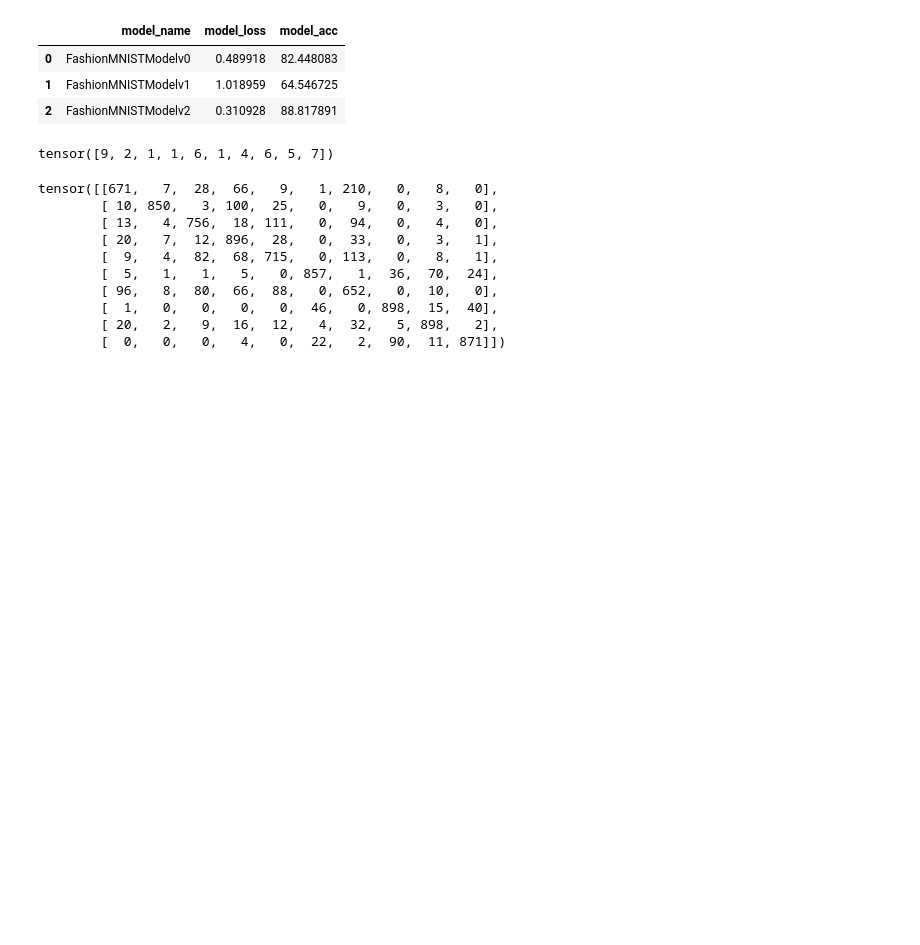
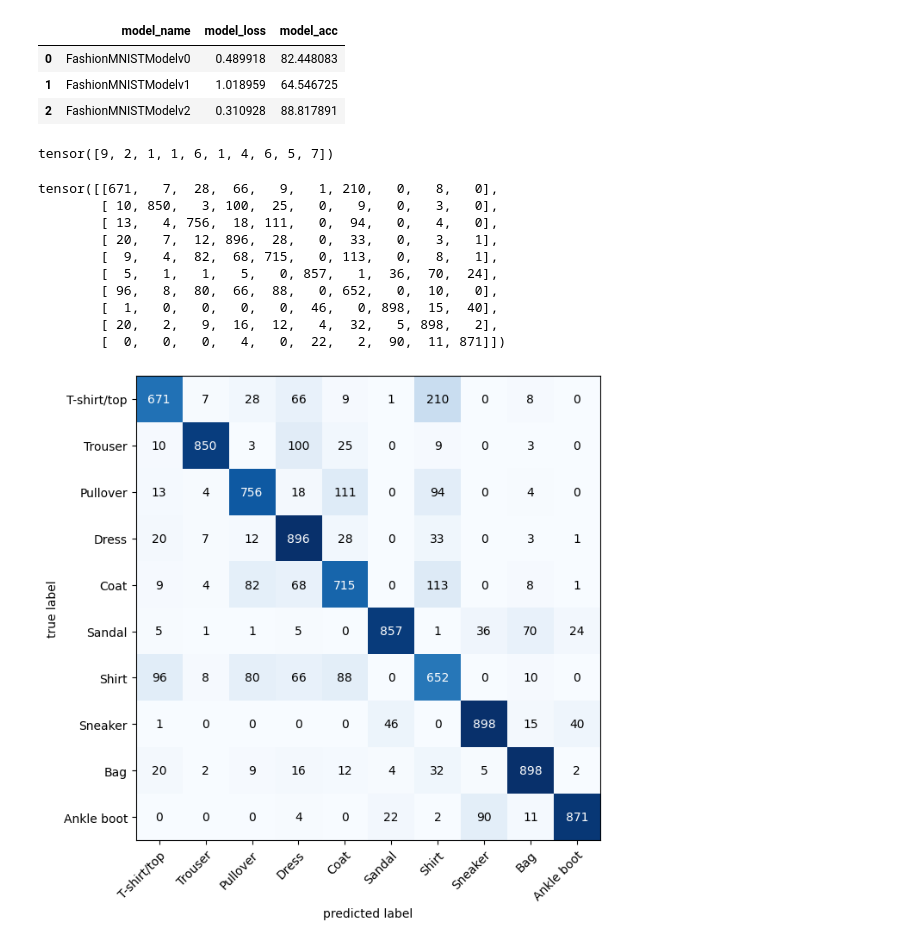
Before and after one commit to GreenCrimea/Learning-PyTorch, a Jupyter notebook: computer_vision.ipynb, the cells around one changed output. Cells and saved outputs as stored; diff of their text form; code cells hidden in the pictures; blank space fills up the shorter version.

```diff
--- a/computer_vision.ipynb
+++ b/computer_vision.ipynb
@@ -618,3 +618,11 @@ tensor([[671,   7,  28,  66,   9,   1, 210,   0,   8,   0],
         [  1,   0,   0,   0,   0,  46,   0, 898,  15,  40],
         [ 20,   2,   9,  16,  12,   4,  32,   5, 898,   2],
         [  0,   0,   0,   4,   0,  22,   2,  90,  11, 871]])
+# %%
+fig, ax = plot_confusion_matrix(
+    conf_mat=confmat_tensor.numpy(),
+    class_names=class_names,
+    figsize=(10,7)
+)
+# %% [output]
+[figure, added]
```
Also changed, not shown: 1 other file.
